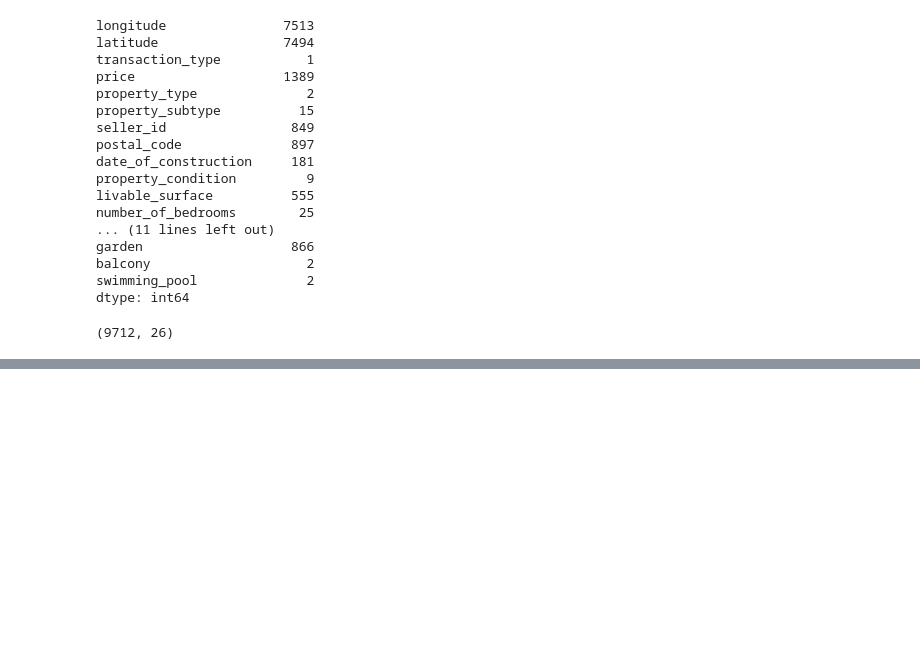
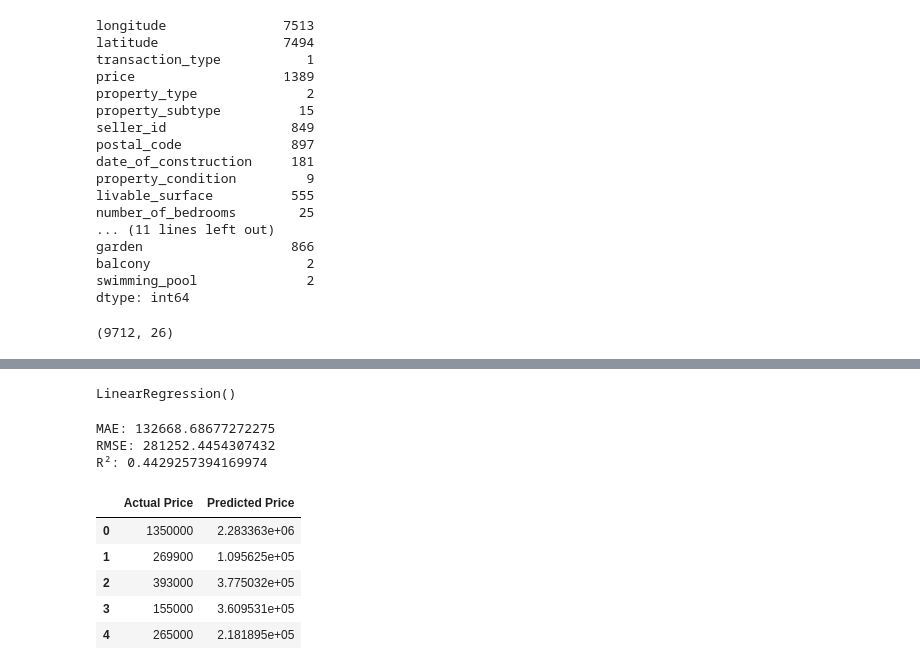
Before and after one commit to Gunay-Bayramova/immoeliza_ml, a Jupyter notebook: notebooks/immoeliza_ml.ipynb, the cells around one changed output, grey strips where cells are left out. Saved outputs shown, nothing was run; the diff lists cells and outputs as text; code cells hidden in the pictures; blank space fills up the shorter version.

Commit message:
the pipeline and first model (LR)

```diff
--- a/notebooks/immoeliza_ml.ipynb
+++ b/notebooks/immoeliza_ml.ipynb
@@ -119,3 +120,17 @@ df.shape
 # %%
 X = df.drop(columns="price")
 y = df["price"]
+# %%
+
+# define X = property information, y = price
+X = df.drop(columns="price")
+y = df["price"]
+
+numerical_columns = X.select_dtypes(include=["int64", "float64"]).columns
+categorical_columns = X.select_dtypes(include=["object"]).columns
+
+print("Numerical:")
+print(numerical_columns)
+
+print("\nCategorical:")
+print(categorical_columns)
@@ -121,0 +149,10 @@ y = df["price"]
+# %%
+from sklearn.model_selection import train_test_split
+
+X_train, X_test, y_train, y_test = train_test_split( X, y, test_size=0.2, random_state=42)
+
+print("X_train:", X_train.shape)
+print("X_test :", X_test.shape)
+
+print("y_train:", y_train.shape)
+print("y_test :", y_test.shape)
@@ -121,0 +217,42 @@ y = df["price"]
+# %%
+from sklearn.linear_model import LinearRegression
+
+model = LinearRegression()
+
+model.fit(X_train_processed, y_train)
+# %% [output]
+LinearRegression()
+# %%
+y_pred = model.predict(X_test_processed)
+# %%
+from sklearn.metrics import mean_absolute_error, mean_squared_error, r2_score
+import numpy as np
+
+# evaluate the model
+mae = mean_absolute_error(y_test, y_pred) #mean absolute error; average prediction error
+rmse = np.sqrt(mean_squared_error(y_test, y_pred)) #root mean squared error; average prediction error
+r2 = r2_score(y_test, y_pred) #the price variation the model explains
+
+print("MAE:", mae)
+print("RMSE:", rmse)
+print("R²:", r2)
+# %% [output]
+MAE: 132668.68677272275
+RMSE: 281252.4454307432
+R²: 0.4429257394169974
+# %%
+import pandas as pd
+
+comparison = pd.DataFrame({
+    "Actual Price": y_test.iloc[:5].values,
+    "Predicted Price": y_pred[:5]
+})
+
+comparison
+# %% [output]
+|  | Actual Price | Predicted Price |
+| 0 | 1350000 | 2.283363e+06 |
+| 1 | 269900 | 1.095625e+05 |
+| 2 | 393000 | 3.775032e+05 |
+| 3 | 155000 | 3.609531e+05 |
+| 4 | 265000 | 2.181895e+05 |
```
Also changed, not shown: parts of 8 cells of this notebook, 3 other files.
